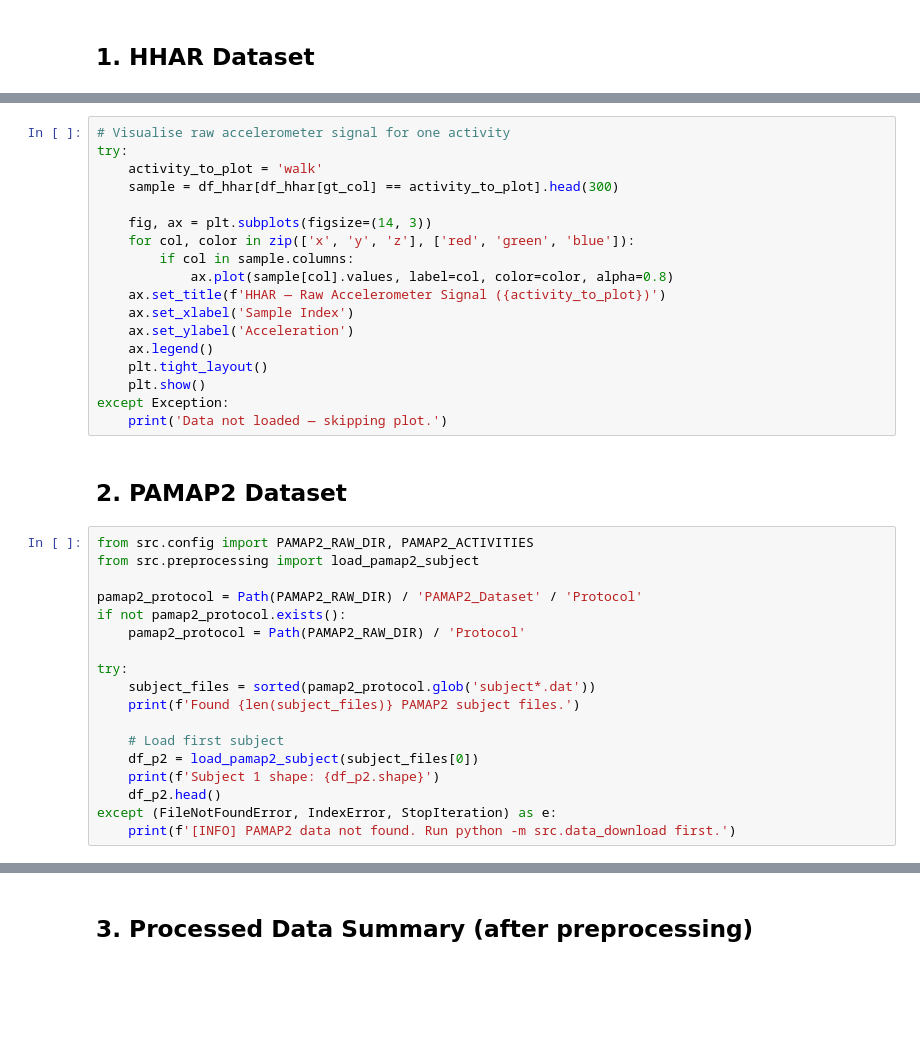
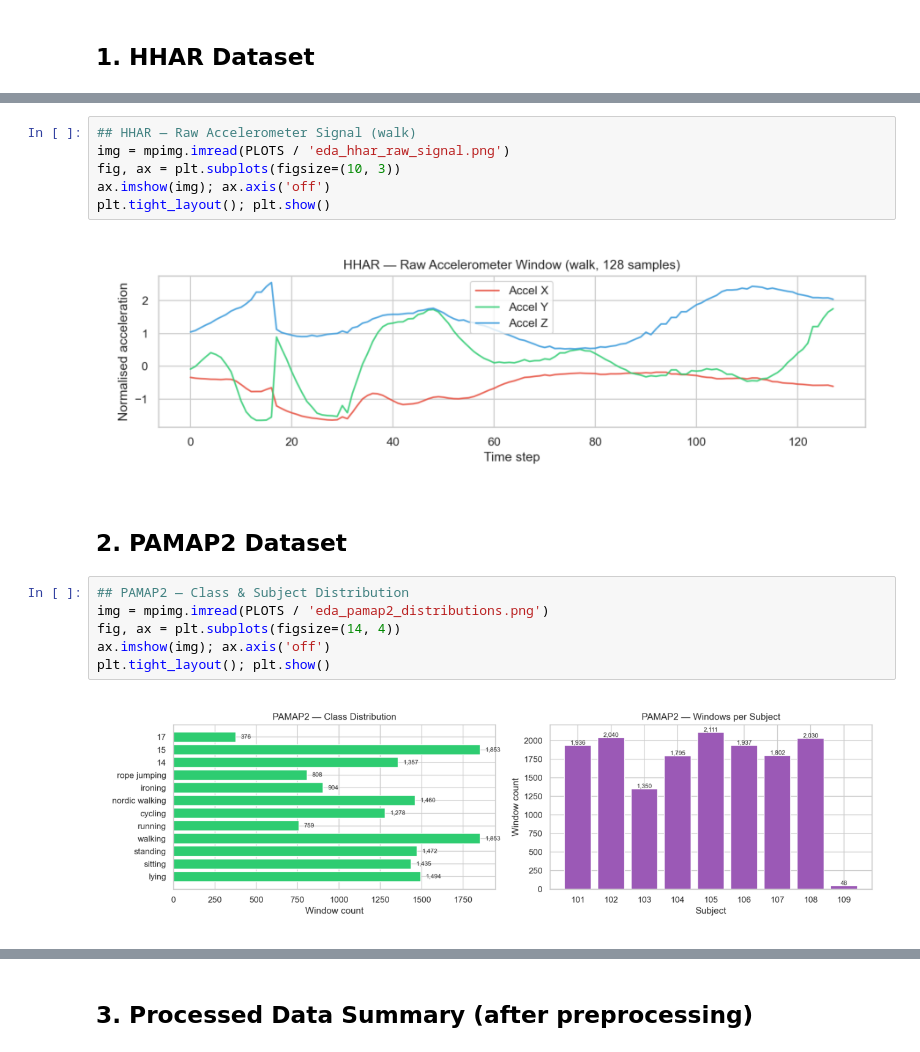
Before and after one commit to DrashtiShah23/GNN_LSTM, a Jupyter notebook: notebooks/01_data_exploration.ipynb, the cells around one changed output, grey strips where cells are left out. Saved outputs shown, nothing was run; the diff lists cells and outputs as text; blank space fills up the shorter version.

```diff
--- a/notebooks/01_data_exploration.ipynb
+++ b/notebooks/01_data_exploration.ipynb
@@ -63,39 +59,19 @@ except Exception:
 # %%
-# Visualise raw accelerometer signal for one activity
-try:
-    activity_to_plot = 'walk'
-    sample = df_hhar[df_hhar[gt_col] == activity_to_plot].head(300)
-
-    fig, ax = plt.subplots(figsize=(14, 3))
-    for col, color in zip(['x', 'y', 'z'], ['red', 'green', 'blue']):
-        if col in sample.columns:
-            ax.plot(sample[col].values, label=col, color=color, alpha=0.8)
-    ax.set_title(f'HHAR — Raw Accelerometer Signal ({activity_to_plot})')
-    ax.set_xlabel('Sample Index')
-    ax.set_ylabel('Acceleration')
-    ax.legend()
-    plt.tight_layout()
-    plt.show()
-except Exception:
-    print('Data not loaded — skipping plot.')
+## HHAR — Raw Accelerometer Signal (walk)
+img = mpimg.imread(PLOTS / 'eda_hhar_raw_signal.png')
+fig, ax = plt.subplots(figsize=(10, 3))
+ax.imshow(img); ax.axis('off')
+plt.tight_layout(); plt.show()
+# %% [output]
+[figure, added]
 # %% [markdown]
 ## 2. PAMAP2 Dataset
 # %%
-from src.config import PAMAP2_RAW_DIR, PAMAP2_ACTIVITIES
-from src.preprocessing import load_pamap2_subject
-
-pamap2_protocol = Path(PAMAP2_RAW_DIR) / 'PAMAP2_Dataset' / 'Protocol'
-if not pamap2_protocol.exists():
-    pamap2_protocol = Path(PAMAP2_RAW_DIR) / 'Protocol'
-
-try:
-    subject_files = sorted(pamap2_protocol.glob('subject*.dat'))
-    print(f'Found {len(subject_files)} PAMAP2 subject files.')
-
-    # Load first subject
-    df_p2 = load_pamap2_subject(subject_files[0])
-    print(f'Subject 1 shape: {df_p2.shape}')
-    df_p2.head()
-except (FileNotFoundError, IndexError, StopIteration) as e:
-    print(f'[INFO] PAMAP2 data not found. Run python -m src.data_download first.')
+## PAMAP2 — Class & Subject Distribution
+img = mpimg.imread(PLOTS / 'eda_pamap2_distributions.png')
+fig, ax = plt.subplots(figsize=(14, 4))
+ax.imshow(img); ax.axis('off')
+plt.tight_layout(); plt.show()
+# %% [output]
+[figure, added]
 # %%
```
Also changed, not shown: parts of 7 cells of this notebook, 4 other files.
